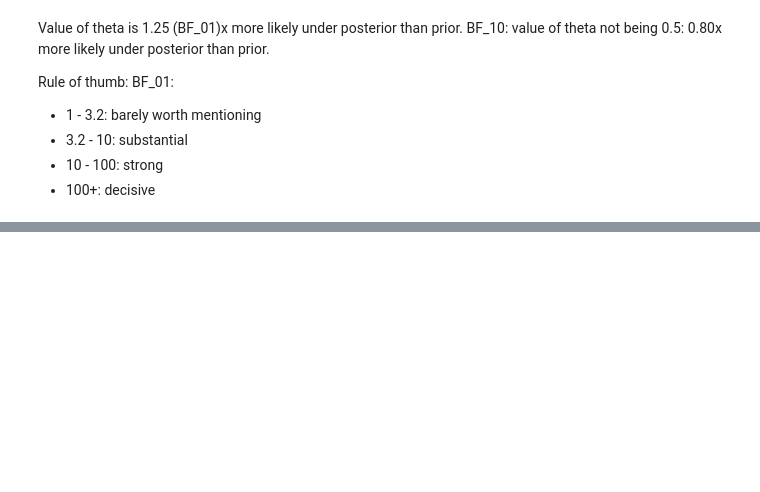
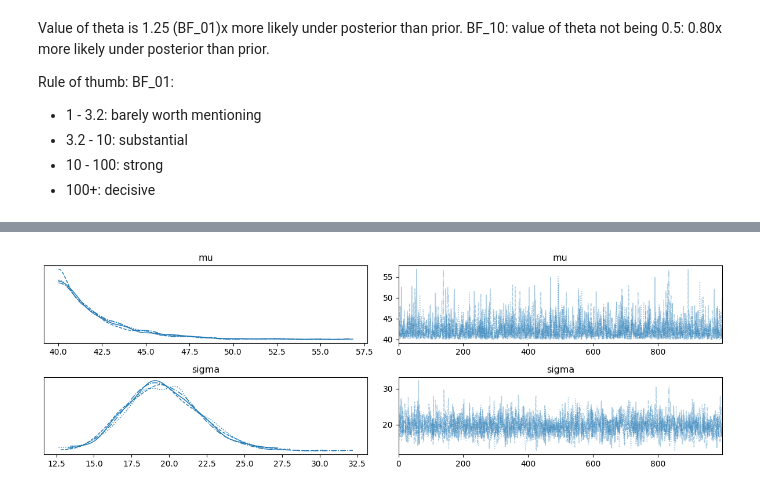
Before and after one commit to damiansp/completePython, a Jupyter notebook: bayesian/bap/02_programming_probabilistically.ipynb, the cells around one changed output, grey strips where cells are left out. Drawn from its saved outputs; the diff is of its cells as text; code cells hidden in the pictures; blank space fills up the shorter version.

```diff
--- a/bayesian/bap/02_programming_probabilistically.ipynb
+++ b/bayesian/bap/02_programming_probabilistically.ipynb
@@ -100,0 +101,6 @@ plt.ylabel('An example arbitrary loss function');
+# %%
+with pm.Model() as mod_g:
+    mu = pm.Uniform('mu', lower=40, upper=70)
+    sig = pm.HalfNormal('sigma', sigma=5)
+    y = pm.Normal('y', mu=mu, sigma=sig, observed=data)
+    idata_g = pm.sample()
@@ -100,0 +114,5 @@ plt.ylabel('An example arbitrary loss function');
+# %%
+az.plot_trace(idata_g)
+plt.tight_layout();
+# %% [output]
+[figure, added]
```
Also changed, not shown: parts of 15 cells of this notebook.
